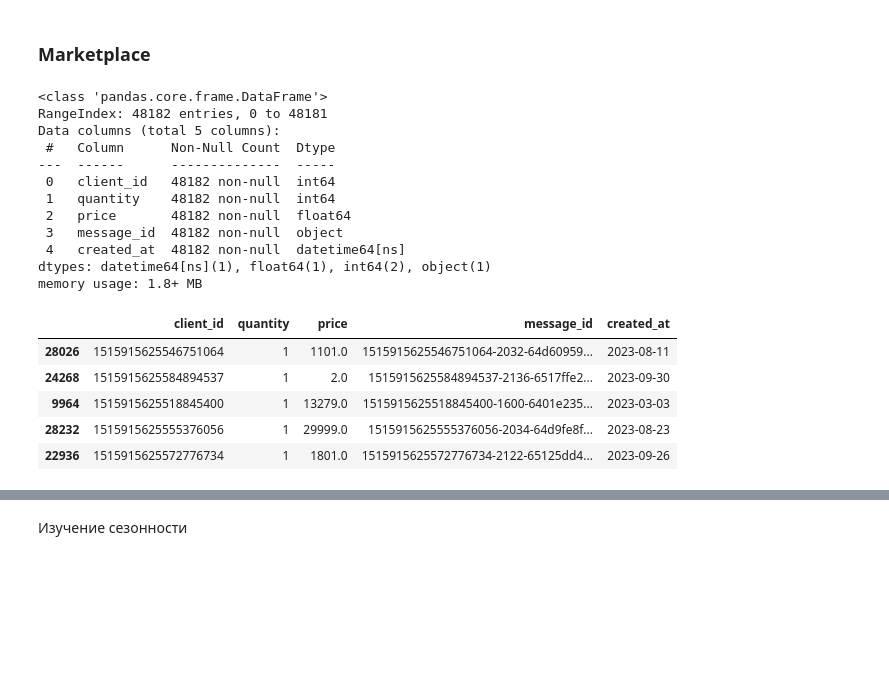
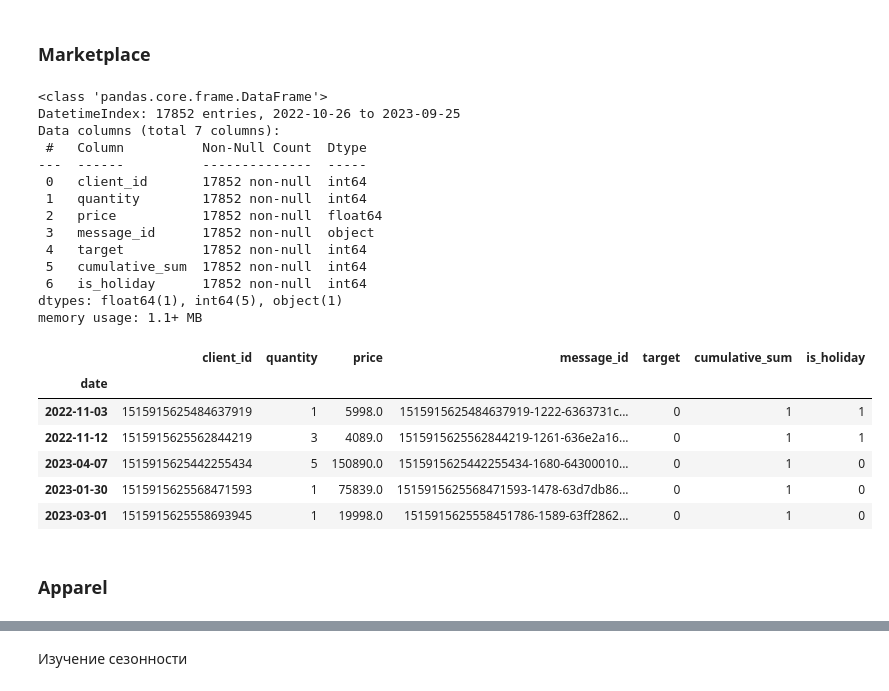
Before and after one commit to denis-42ds/repeat_purchase_forecast, a Jupyter notebook: ecom_forecast.ipynb, the cells around one changed output, grey strips where cells are left out. Saved outputs shown, nothing was run; the diff lists cells and outputs as text; code cells hidden in the pictures; blank space fills up the shorter version.

```diff
--- a/ecom_forecast.ipynb
+++ b/ecom_forecast.ipynb
@@ -195,3 +204,5 @@ marketplace = marketplace.drop(['date'], axis=1)
+# %%
+marketplace.rename(columns={'created_at': 'date'}, inplace=True)
 # %%
 marketplace.info()
 # %% [output]
@@ -431,25 +442,33 @@ memory usage: 31.8+ KB
 ## Предобработка, создание признаков
 # %% [markdown]
 ### Marketplace
+# %%
+explorer_marketplace = DatasetExplorer(marketplace, y_lim=200000)
+gr_mp = explorer_marketplace.add_new_features(holidays=holidays)
 # %%
-marketplace.info()
-marketplace.sample(5)
+gr_mp.info()
+gr_mp.sample(5)
 # %% [output]
 <class 'pandas.core.frame.DataFrame'>
-RangeIndex: 48182 entries, 0 to 48181
-Data columns (total 5 columns):
- #   Column      Non-Null Count  Dtype
----  ------      --------------  -----
- 0   client_id   48182 non-null  int64
- 1   quantity    48182 non-null  int64
- 2   price       48182 non-null  float64
- 3   message_id  48182 non-null  object
- 4   created_at  48182 non-null  datetime64[ns]
-dtypes: datetime64[ns](1), float64(1), int64(2), object(1)
-memory usage: 1.8+ MB
+DatetimeIndex: 17852 entries, 2022-10-26 to 2023-09-25
+Data columns (total 7 columns):
+ #   Column          Non-Null Count  Dtype
+---  ------          --------------  -----
+ 0   client_id       17852 non-null  int64
+ 1   quantity        17852 non-null  int64
+ 2   price           17852 non-null  float64
+ 3   message_id      17852 non-null  object
+ 4   target          17852 non-null  int64
+ 5   cumulative_sum  17852 non-null  int64
+ 6   is_holiday      17852 non-null  int64
+dtypes: float64(1), int64(5), object(1)
+memory usage: 1.1+ MB
-|  | client_id | quantity | price | message_id | created_at |
-| 28026 | 1515915625546751064 | 1 | 1101.0 | 1515915625546751064-2032-64d60959... | 2023-08-11 |
-| 24268 | 1515915625584894537 | 1 | 2.0 | 1515915625584894537-2136-6517ffe2... | 2023-09-30 |
-| 9964 | 1515915625518845400 | 1 | 13279.0 | 1515915625518845400-1600-6401e235... | 2023-03-03 |
-| 28232 | 1515915625555376056 | 1 | 29999.0 | 1515915625555376056-2034-64d9fe8f... | 2023-08-23 |
-| 22936 | 1515915625572776734 | 1 | 1801.0 | 1515915625572776734-2122-65125dd4... | 2023-09-26 |
+|  | client_id | quantity | price | message_id | target | cumulative_sum | is_holiday |
+| date |  |  |  |  |  |  |  |
+| 2022-11-03 | 1515915625484637919 | 1 | 5998.0 | 1515915625484637919-1222-6363731c... | 0 | 1 | 1 |
+| 2022-11-12 | 1515915625562844219 | 3 | 4089.0 | 1515915625562844219-1261-636e2a16... | 0 | 1 | 1 |
+| 2023-04-07 | 1515915625442255434 | 5 | 150890.0 | 1515915625442255434-1680-64300010... | 0 | 1 | 0 |
+| 2023-01-30 | 1515915625568471593 | 1 | 75839.0 | 1515915625568471593-1478-63d7db86... | 0 | 1 | 0 |
+| 2023-03-01 | 1515915625558693945 | 1 | 19998.0 | 1515915625558451786-1589-63ff2862... | 0 | 1 | 0 |
+# %% [markdown]
+### Apparel
```
Also changed, not shown: parts of 28 cells of this notebook, 2 other files.
